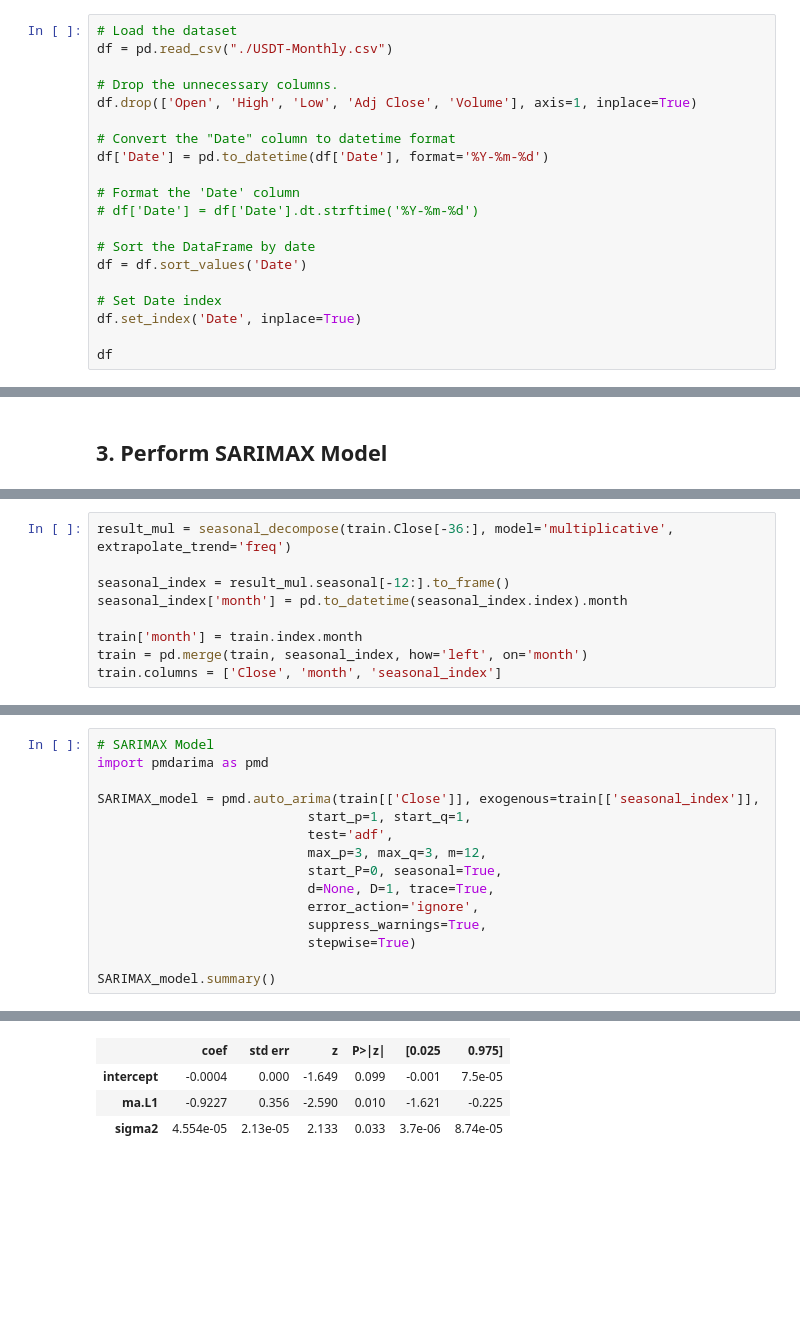
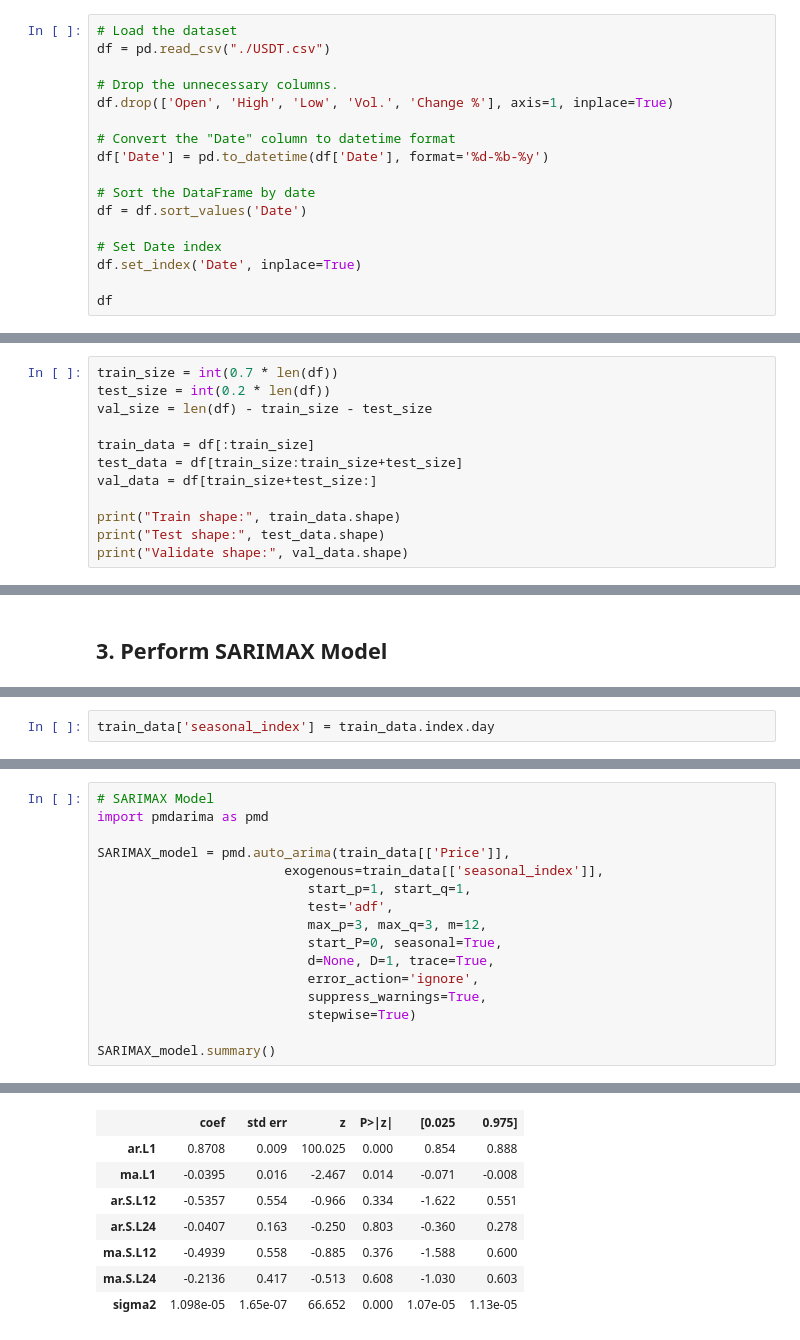
Before and after one commit to TR-PHU/bda, a Jupyter notebook: tether/SARIMAX_Model.ipynb, the cells around one changed output, grey strips where cells are left out. Saved outputs shown, nothing was run; the diff lists cells and outputs as text; blank space fills up the shorter version.

Commit message:
add five model

```diff
--- a/tether/SARIMAX_Model.ipynb
+++ b/tether/SARIMAX_Model.ipynb
@@ -14,15 +15,12 @@ from dateutil.parser import parse
 # %%
 # Load the dataset
-df = pd.read_csv("./USDT-Monthly.csv")
+df = pd.read_csv("./USDT.csv")
 
 # Drop the unnecessary columns.
-df.drop(['Open', 'High', 'Low', 'Adj Close', 'Volume'], axis=1, inplace=True)
+df.drop(['Open', 'High', 'Low', 'Vol.', 'Change %'], axis=1, inplace=True)
 
 # Convert the "Date" column to datetime format
-df['Date'] = pd.to_datetime(df['Date'], format='%Y-%m-%d')
-
-# Format the 'Date' column
-# df['Date'] = df['Date'].dt.strftime('%Y-%m-%d')
+df['Date'] = pd.to_datetime(df['Date'], format='%d-%b-%y')
 
 # Sort the DataFrame by date
 df = df.sort_values('Date')
@@ -78,0 +81,12 @@ Date
+# %%
+train_size = int(0.7 * len(df))
+test_size = int(0.2 * len(df))
+val_size = len(df) - train_size - test_size
+
+train_data = df[:train_size]
+test_data = df[train_size:train_size+test_size]
+val_data = df[train_size+test_size:]
+
+print("Train shape:", train_data.shape)
+print("Test shape:", test_data.shape)
+print("Validate shape:", val_data.shape)
@@ -83,9 +101,2 @@ Date
 # %%
-result_mul = seasonal_decompose(train.Close[-36:], model='multiplicative', extrapolate_trend='freq')
-
-seasonal_index = result_mul.seasonal[-12:].to_frame()
-seasonal_index['month'] = pd.to_datetime(seasonal_index.index).month
-
-train['month'] = train.index.month
-train = pd.merge(train, seasonal_index, how='left', on='month')
-train.columns = ['Close', 'month', 'seasonal_index']
+train_data['seasonal_index'] = train_data.index.day
@@ -95,7 +112,8 @@ train.columns = ['Close', 'month', 'seasonal_index']
 # SARIMAX Model
 import pmdarima as pmd
 
-SARIMAX_model = pmd.auto_arima(train[['Close']], exogenous=train[['seasonal_index']],
+SARIMAX_model = pmd.auto_arima(train_data[['Price']],
+                        exogenous=train_data[['seasonal_index']],
                            start_p=1, start_q=1,
                            test='adf',
                            max_p=3, max_q=3, m=12,
@@ -134,5 +152,9 @@ SARIMAX Results
 | Covariance Type: | opg |  |  |
 |  | coef | std err | z | P>|z| | [0.025 | 0.975] |
-| intercept | -0.0004 | 0.000 | -1.649 | 0.099 | -0.001 | 7.5e-05 |
-| ma.L1 | -0.9227 | 0.356 | -2.590 | 0.010 | -1.621 | -0.225 |
-| sigma2 | 4.554e-05 | 2.13e-05 | 2.133 | 0.033 | 3.7e-06 | 8.74e-05 |
+| ar.L1 | 0.8708 | 0.009 | 100.025 | 0.000 | 0.854 | 0.888 |
+| ma.L1 | -0.0395 | 0.016 | -2.467 | 0.014 | -0.071 | -0.008 |
+| ar.S.L12 | -0.5357 | 0.554 | -0.966 | 0.334 | -1.622 | 0.551 |
+| ar.S.L24 | -0.0407 | 0.163 | -0.250 | 0.803 | -0.360 | 0.278 |
+| ma.S.L12 | -0.4939 | 0.558 | -0.885 | 0.376 | -1.588 | 0.600 |
+| ma.S.L24 | -0.2136 | 0.417 | -0.513 | 0.608 | -1.030 | 0.603 |
+| sigma2 | 1.098e-05 | 1.65e-07 | 66.652 | 0.000 | 1.07e-05 | 1.13e-05 |
```
Also changed, not shown: parts of 21 cells of this notebook, 18 other files.
